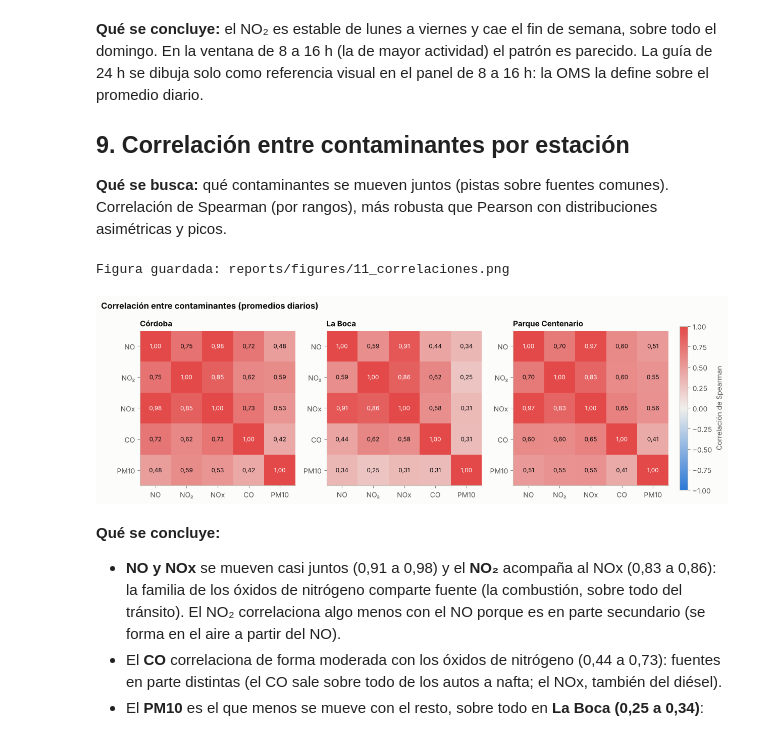
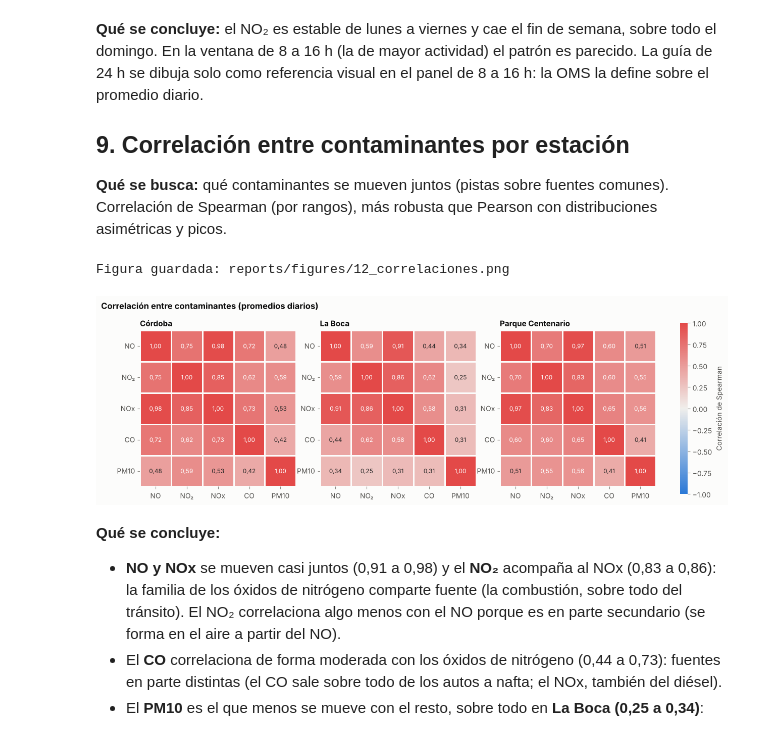
Before and after one commit to ezequielmaranda/nox-ciudad, a Jupyter notebook: notebooks/eda.ipynb, the cells around one changed output. Cells and saved outputs as stored; diff of their text form; code cells hidden in the pictures.

```diff
--- a/notebooks/eda.ipynb
+++ b/notebooks/eda.ipynb
@@ -415,7 +471,7 @@ fig, ejes = plt.subplots(3, 1, figsize=(10, 7), sharex=True, sharey=True)
 bordes = np.arange(0, 141, 4)
 for ax, e in zip(ejes, ORDEN_ESTACIONES):
     v = no2[no2.id_estacion == e]["valor"]
-    ax.hist(v, bins=bordes, color=COLOR_ESTACION[e], edgecolor=SUPERFICIE, linewidth=1)
+    sns.histplot(x=v, bins=bordes, color=COLOR_ESTACION[e], edgecolor=SUPERFICIE, linewidth=1, alpha=1, ax=ax)
     linea_guia(ax, 25, "Guía 24 h", horizontal=False)
     ax.set_title(f"{NOMBRE[e]}: {coma(100 * (v > 25).mean())}% de {len(v)} días sobre la guía · mediana {coma(v.median())} µg/m³",
                  fontsize=10.5)
@@ -727,24 +853,25 @@ Figura guardada: reports/figures/08_tipo_dia.png
   describe con "incidencia de fuentes fijas": puerto, polo de Dock Sud, tránsito pesado). Con estos datos no se
   puede atribuir la causa.
 # %%
-mensual = (d[d.id_contaminante.isin(["no2", "pm10"])]
-           .groupby(["id_contaminante", "id_estacion", "mes"])["valor"].mean().reset_index())
 nombres_mes = ["ene", "feb", "mar", "abr", "may", "jun", "jul", "ago", "sep", "oct", "nov", "dic"]
+d["estacion"] = d["id_estacion"].map(NOMBRE)
 fig, ejes = plt.subplots(1, 2, figsize=(13, 4.4))
 for ax, cont, titulo in [(ejes[0], "no2", "NO₂"), (ejes[1], "pm10", "PM10")]:
     ax.axvspan(5.5, 8.5, color=GRILLA, alpha=0.5, zorder=0)
     ax.text(7, 0.02, "invierno", transform=ax.get_xaxis_transform(), ha="center", va="bottom", fontsize=8.5, color=TINTA_2)
-    for e in ORDEN_ESTACIONES:
-        m = mensual[(mensual.id_contaminante == cont) & (mensual.id_estacion == e)]
-        ax.plot(m.mes, m.valor, marker="o", markersize=6, color=COLOR_ESTACION[e], label=NOMBRE[e])
+    # seaborn promedia los días de cada mes y sombrea el intervalo de confianza del 95%
+    sns.lineplot(data=d[d.id_contaminante == cont], x="mes", y="valor", hue="estacion", hue_order=ORDEN_NOMBRES,
+                 palette=PALETA, marker="o", markersize=6, markeredgecolor="none", errorbar=("ci", 95), ax=ax)
     linea_guia(ax, GUIA[(cont, "24h")], f"Guía OMS 24 h ({GUIA[(cont, '24h')]:.0f})")
     ax.set_xticks(range(1, 13), nombres_mes)
+    ax.set_xlabel("")
     ax.set_ylim(0, None)
     ax.set_ylabel(f"{titulo} promedio diario (µg/m³)")
-    ax.set_title(f"{titulo}: promedio por mes del año (2024 – sep 2026)")
+    ax.set_title(f"{titulo}: promedio por mes del año, con IC 95%")
     ax.grid(axis="x", visible=False)
-ejes[1].legend(loc="lower right", ncol=1)
+    ax.legend(loc="lower right", title=None)
+ejes[0].get_legend().remove()
 fig.tight_layout()
-guardar(fig, "09_estacionalidad")
+guardar(fig, "10_estacionalidad")
 plt.show()
 # %% [output]
@@ -821,28 +948,27 @@ visual en el panel de 8 a 16 h: la OMS la define sobre el promedio diario.
 # %%
 ancho24 = (fact[(fact.ventana == "24h") & fact.tiene_dato]
            .pivot_table(index=["id_estacion", "fecha"], columns="id_contaminante", values="valor_masa"))
 orden_c = ["no", "no2", "nox", "co", "pm10"]
 etiquetas_c = ["NO", "NO₂", "NOx", "CO", "PM10"]
 cmap_div = LinearSegmentedColormap.from_list("div", ["#2a78d6", "#f0efec", "#e34948"])
-fig, ejes = plt.subplots(1, 3, figsize=(14, 4.4))
-for ax, e in zip(ejes, ORDEN_ESTACIONES):
+fig, ejes = plt.subplots(1, 4, figsize=(14, 4.4), gridspec_kw={"width_ratios": [1, 1, 1, 0.05]})
+barra_ax = ejes[3]
+for k, (ax, e) in enumerate(zip(ejes[:3], ORDEN_ESTACIONES)):
     corr = ancho24.loc[e][orden_c].corr(method="spearman")
-    im = ax.imshow(corr.values, cmap=cmap_div, vmin=-1, vmax=1)
-    for i in range(5):
-        for j in range(5):
-            ax.text(j, i, coma(corr.values[i, j], 2), ha="center", va="center", fontsize=8.5,
-                    color="#ffffff" if abs(corr.values[i, j]) > 0.75 else TINTA)
-    ax.set_xticks(range(5), etiquetas_c)
-    ax.set_yticks(range(5), etiquetas_c)
-    ax.grid(False)
+    corr.index, corr.columns = etiquetas_c, etiquetas_c
+    textos = corr.map(lambda v: coma(v, 2))  # coma decimal en las celdas
+    sns.heatmap(corr, annot=textos, fmt="", cmap=cmap_div, vmin=-1, vmax=1, square=True, linewidths=2,
+                linecolor=SUPERFICIE, cbar=k == 2, cbar_ax=barra_ax if k == 2 else None,
+                cbar_kws={"label": "Correlación de Spearman"},
+                annot_kws={"fontsize": 8.5}, ax=ax)
+    ax.tick_params(axis="y", rotation=0)
     ax.set_title(NOMBRE[e], fontsize=11)
-fig.colorbar(im, ax=ejes, fraction=0.015, pad=0.02, label="Correlación de Spearman")
 fig.suptitle("Correlación entre contaminantes (promedios diarios)", x=0.07, ha="left", fontweight="bold", fontsize=12)
-guardar(fig, "11_correlaciones")
+guardar(fig, "12_correlaciones")
 plt.show()
 # %% [output]
-Figura guardada: reports/figures/11_correlaciones.png
+Figura guardada: reports/figures/12_correlaciones.png
-[figure, old version]
+[figure, new version]
 # %% [markdown]
 **Qué se concluye:**
 - **NO y NOx** se mueven casi juntos (0,91 a 0,98) y el **NO₂** acompaña al NOx (0,83 a 0,86): la familia de los
```
Also changed, not shown: parts of 21 cells of this notebook, 27 other files.
